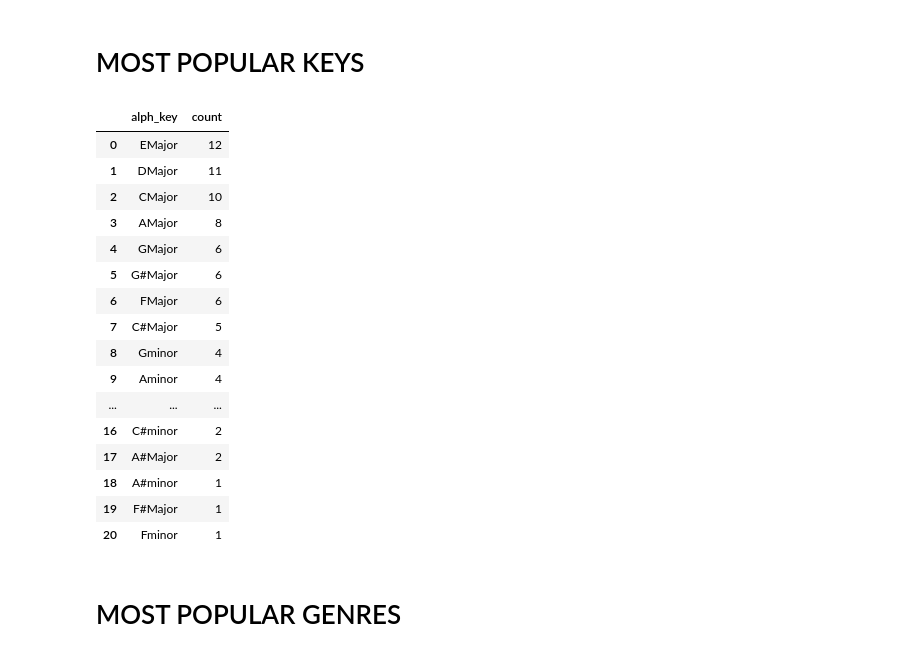
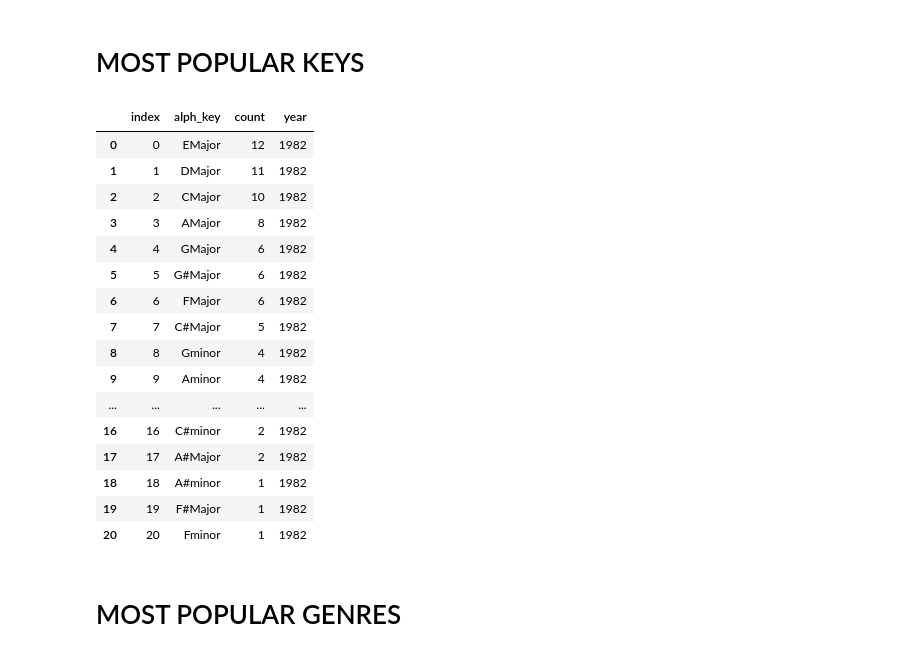
Before and after one commit to KellyHarthan/Capstone_KellyHarthan, a Jupyter notebook: notebooks/1982_F.ipynb, the cells around one changed output. Drawn from its saved outputs; the diff is of its cells as text; code cells hidden in the pictures.

```diff
--- a/notebooks/1982_F.ipynb
+++ b/notebooks/1982_F.ipynb
@@ -553,22 +559,24 @@ duration_1982_df
 # %% [markdown]
 # MOST POPULAR KEYS
 # %%
-pop_keys
+pop_key_1982=pop_keys.reset_index()
+pop_key_1982['year']=1982
+pop_key_1982
 # %% [output]
-|  | alph_key | count |
-| 0 | EMajor | 12 |
-| 1 | DMajor | 11 |
-| 2 | CMajor | 10 |
-| 3 | AMajor | 8 |
-| 4 | GMajor | 6 |
-| 5 | G#Major | 6 |
-| 6 | FMajor | 6 |
-| 7 | C#Major | 5 |
-| 8 | Gminor | 4 |
-| 9 | Aminor | 4 |
-| ... | ... | ... |
-| 16 | C#minor | 2 |
-| 17 | A#Major | 2 |
-| 18 | A#minor | 1 |
-| 19 | F#Major | 1 |
-| 20 | Fminor | 1 |
+|  | index | alph_key | count | year |
+| 0 | 0 | EMajor | 12 | 1982 |
+| 1 | 1 | DMajor | 11 | 1982 |
+| 2 | 2 | CMajor | 10 | 1982 |
+| 3 | 3 | AMajor | 8 | 1982 |
+| 4 | 4 | GMajor | 6 | 1982 |
+| 5 | 5 | G#Major | 6 | 1982 |
+| 6 | 6 | FMajor | 6 | 1982 |
+| 7 | 7 | C#Major | 5 | 1982 |
+| 8 | 8 | Gminor | 4 | 1982 |
+| 9 | 9 | Aminor | 4 | 1982 |
+| ... | ... | ... | ... | ... |
+| 16 | 16 | C#minor | 2 | 1982 |
+| 17 | 17 | A#Major | 2 | 1982 |
+| 18 | 18 | A#minor | 1 | 1982 |
+| 19 | 19 | F#Major | 1 | 1982 |
+| 20 | 20 | Fminor | 1 | 1982 |
```
Also changed, not shown: parts of 14 cells of this notebook, 48 other files.
